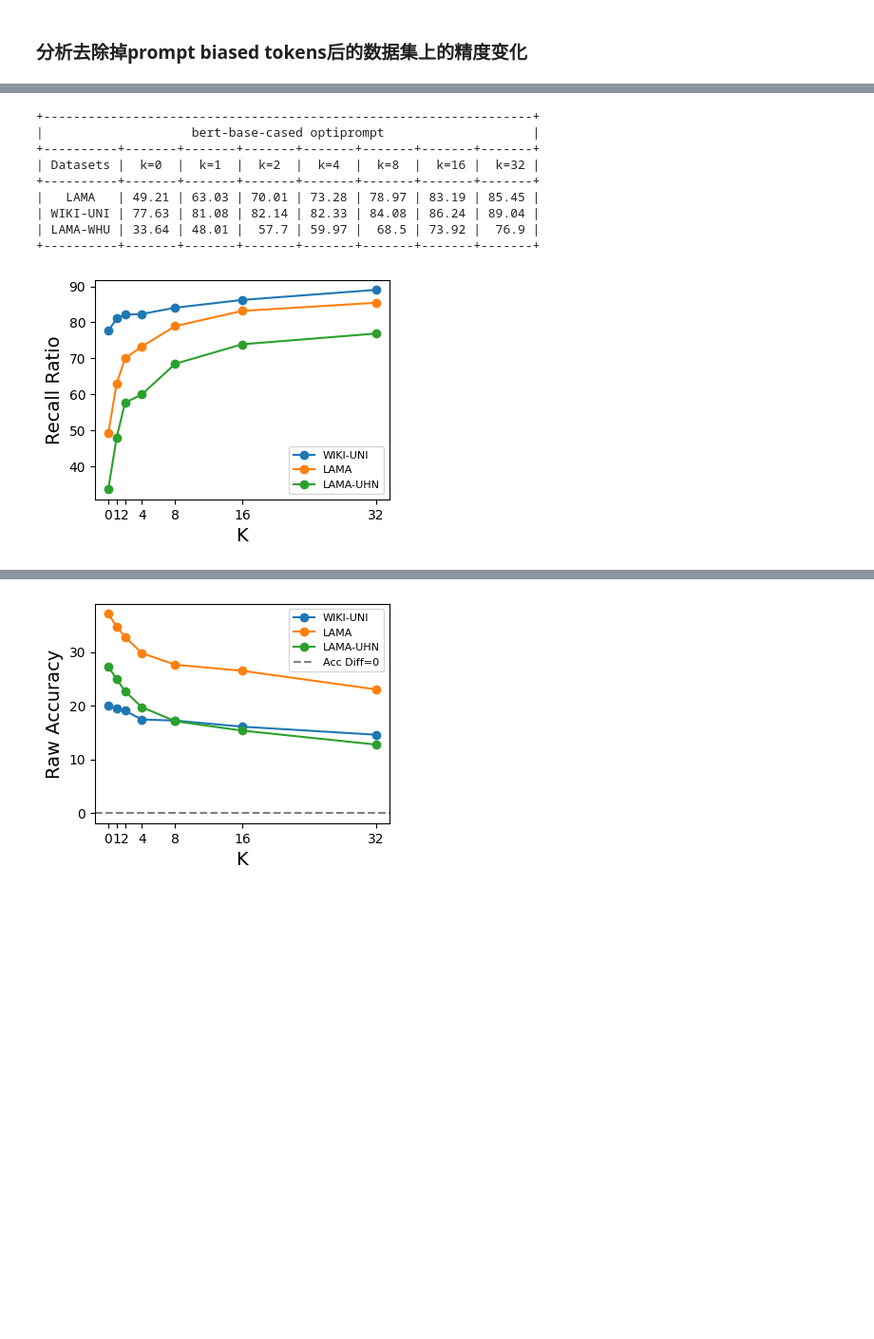
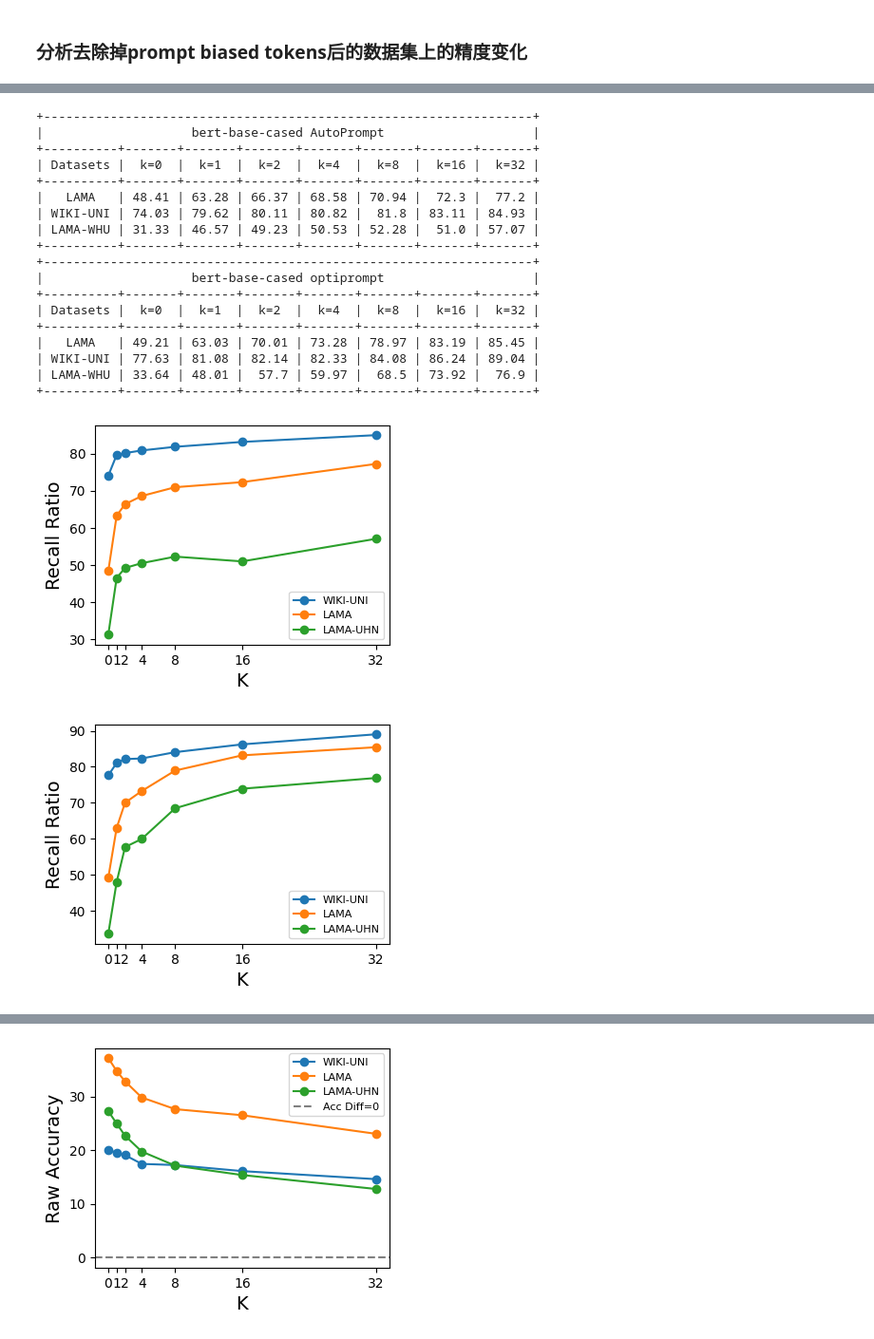
Before and after one commit to FelliYang/PromptBias, a Jupyter notebook: code/analysis/filter_out_biased_tokens.ipynb, the cells around one changed output, grey strips where cells are left out. Shown at 95% size. Saved outputs shown, nothing was run; the diff lists cells and outputs as text; code cells hidden in the pictures; blank space fills up the shorter version.

```diff
--- a/code/analysis/filter_out_biased_tokens.ipynb
+++ b/code/analysis/filter_out_biased_tokens.ipynb
@@ -239,20 +332,30 @@ show_dataset_info(root_dir, "bert-base-cased", "optiprompt")
 # %%
 root_dir = "/mnt/code/users/xuziyang/PromptBias/outputs/openprompt"
 # show_recall_ratio(root_dir, "bert-base-cased", "LAMA")
 # show_recall_ratio(root_dir, "bert-base-cased", "LPAQA")
-# show_recall_ratio(root_dir, "bert-base-cased", "AutoPrompt")
+show_recall_ratio(root_dir, "bert-base-cased", "AutoPrompt")
 show_recall_ratio(root_dir, "bert-base-cased", "optiprompt")
 # %% [output]
++------------------------------------------------------------------+
+|                    bert-base-cased AutoPrompt                    |
++----------+-------+-------+-------+-------+-------+-------+-------+
+| Datasets |  k=0  |  k=1  |  k=2  |  k=4  |  k=8  |  k=16 |  k=32 |
++----------+-------+-------+-------+-------+-------+-------+-------+
+|   LAMA   | 48.41 | 63.28 | 66.37 | 68.58 | 70.94 |  72.3 |  77.2 |
+| WIKI-UNI | 74.03 | 79.62 | 80.11 | 80.82 |  81.8 | 83.11 | 84.93 |
+| LAMA-WHU | 31.33 | 46.57 | 49.23 | 50.53 | 52.28 |  51.0 | 57.07 |
++----------+-------+-------+-------+-------+-------+-------+-------+
 +------------------------------------------------------------------+
 |                    bert-base-cased optiprompt                    |
 +----------+-------+-------+-------+-------+-------+-------+-------+
 | Datasets |  k=0  |  k=1  |  k=2  |  k=4  |  k=8  |  k=16 |  k=32 |
 +----------+-------+-------+-------+-------+-------+-------+-------+
 |   LAMA   | 49.21 | 63.03 | 70.01 | 73.28 | 78.97 | 83.19 | 85.45 |
 | WIKI-UNI | 77.63 | 81.08 | 82.14 | 82.33 | 84.08 | 86.24 | 89.04 |
 | LAMA-WHU | 33.64 | 48.01 |  57.7 | 59.97 |  68.5 | 73.92 |  76.9 |
 +----------+-------+-------+-------+-------+-------+-------+-------+
-[figure, old version]
+[figure, new version]
+[figure, added]
 # %%
 root_dir = "/mnt/code/users/xuziyang/PromptBias/results"
 show_acc_variance(root_dir, "bert-base-cased", "LAMA")
```
Also changed, not shown: parts of 3 cells of this notebook, 4 other files.
